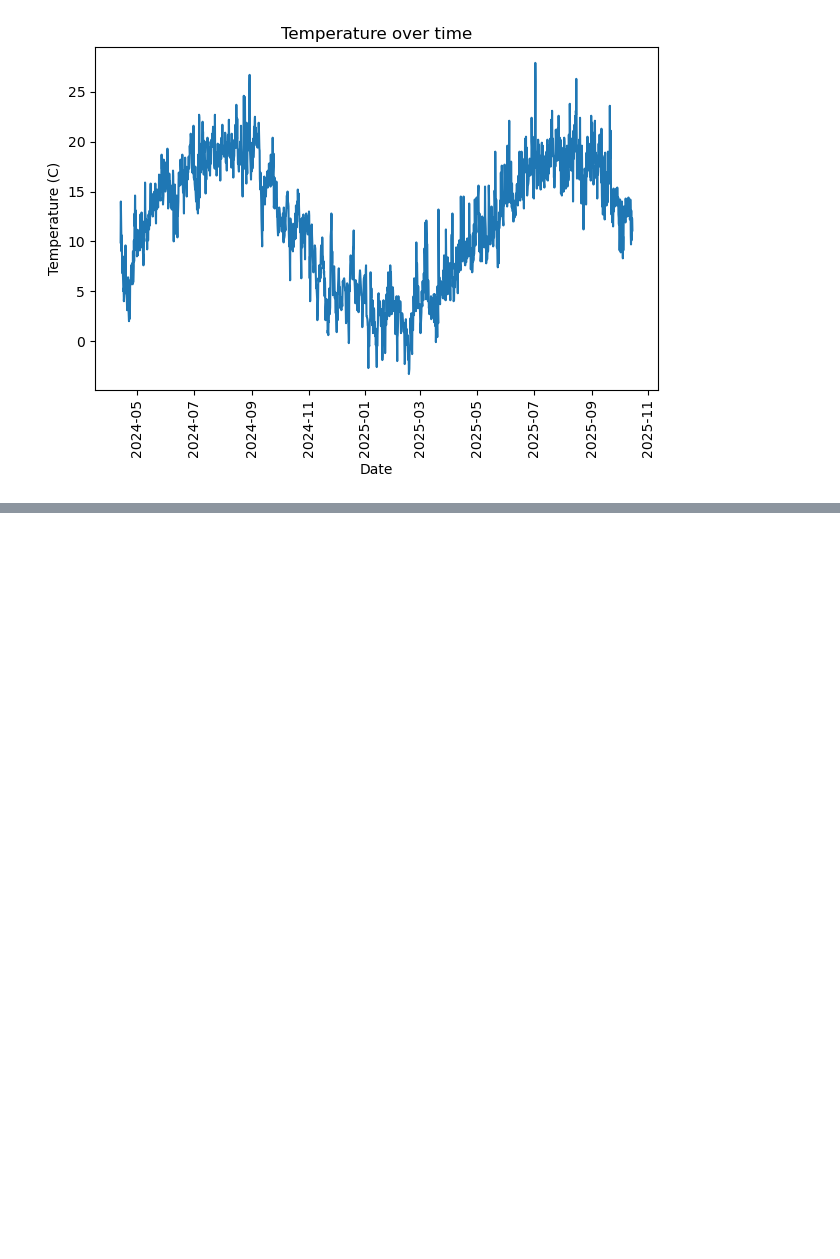
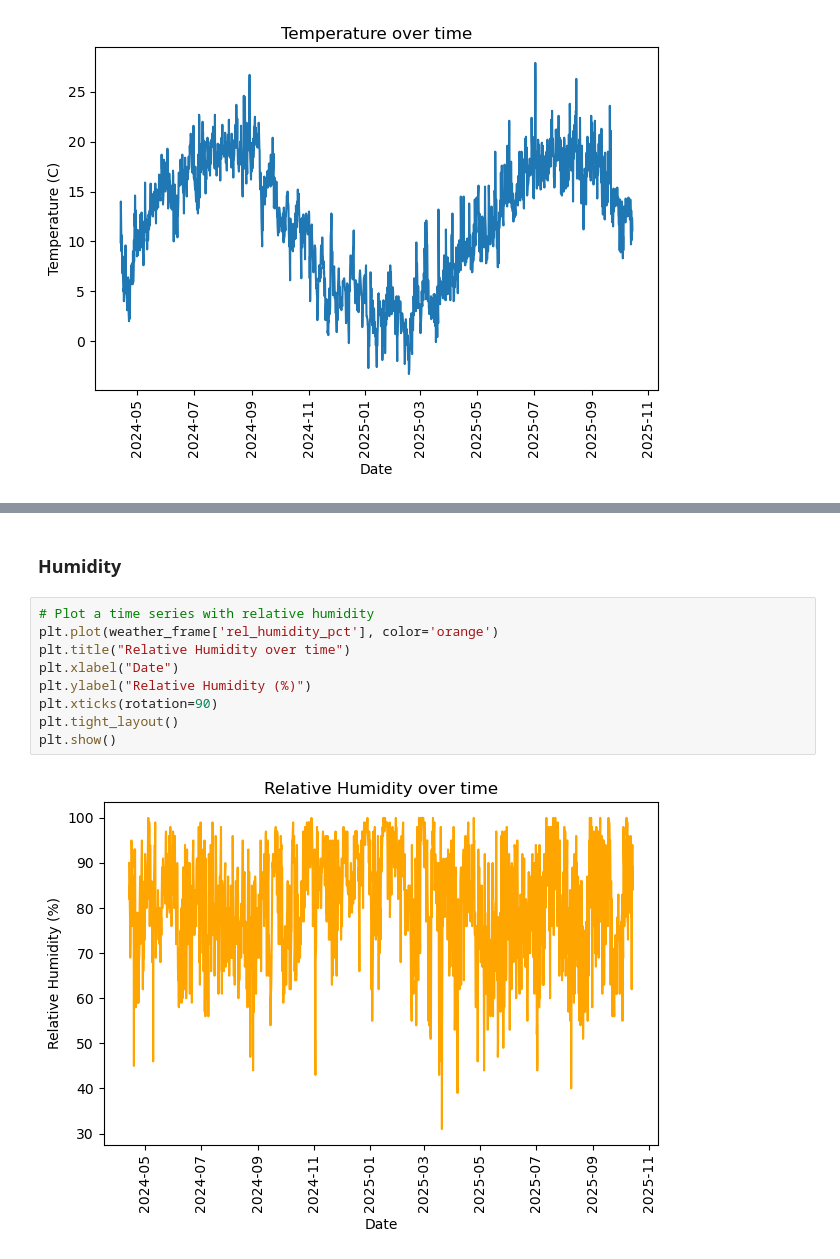
Before and after one commit to c4ristian/wetter, a Jupyter notebook: notebooks/overview_ck.ipynb, the cells around one changed output, grey strips where cells are left out. Saved outputs shown, nothing was run; the diff lists cells and outputs as text; blank space fills up the shorter version.

```diff
--- a/notebooks/overview_ck.ipynb
+++ b/notebooks/overview_ck.ipynb
@@ -52 +71,14 @@ plt.show()
+# %% [markdown]
+### Humidity
+# %%
+# Plot a time series with relative humidity
+plt.plot(weather_frame['rel_humidity_pct'], color='orange')
+plt.title("Relative Humidity over time")
+plt.xlabel("Date")
+plt.ylabel("Relative Humidity (%)")
+plt.xticks(rotation=90)
+plt.tight_layout()
+plt.show()
+# %% [output]
+[figure, added]
 # %%
```
Also changed, not shown: parts of 8 cells of this notebook.
